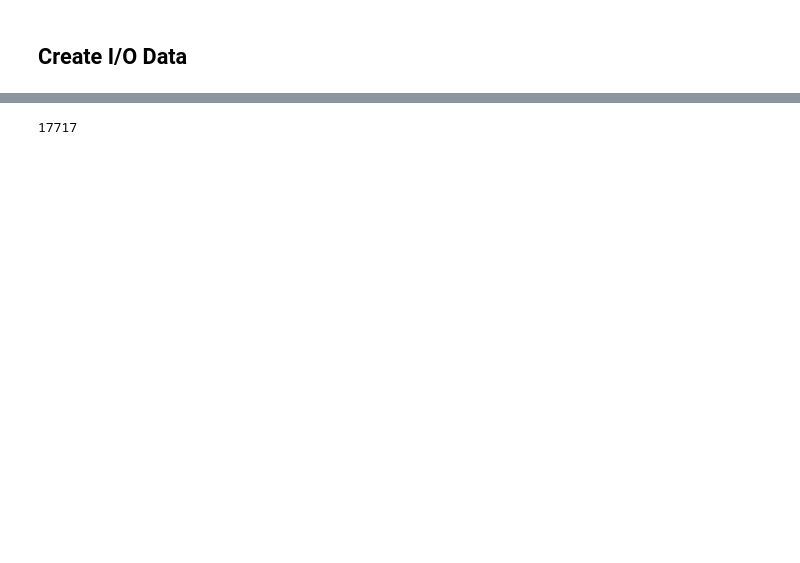
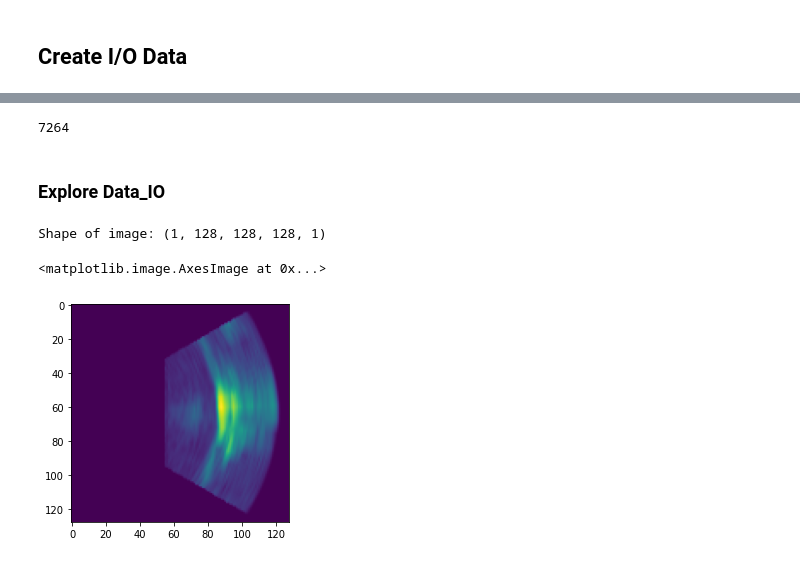
Before and after one commit to ryabovasasha08/US_3D_needle_detection, a Jupyter notebook: miscnn.ipynb, the cells around one changed output, grey strips where cells are left out. Saved outputs shown, nothing was run; the diff lists cells and outputs as text; code cells hidden in the pictures; blank space fills up the shorter version.

Commit message:
Create IO_Dataset for miscnn

```diff
--- a/miscnn.ipynb
+++ b/miscnn.ipynb
@@ -20,9 +22,24 @@ for f in all_files_mhd:
     if (i%20 == 0):
         print("File "+str(i)+"...")
     info = mha_read_header(f)
-    labels = np.concatenate((labels, get_labels(f, info)), axis = 0)
-    all_frames_filenames_array = np.concatenate((all_frames_filenames_array, [f]*info['Dimensions'][3]), axis=0)
-    frame_nums = np.concatenate((frame_nums, np.arange(0, info['Dimensions'][3])), axis=0)
+
+    # only leave frames with z = [5, ..., 8] and only frames 5-40
+    start_frame = 5
+    to_frame = 40
+    step_frame = 5
+
+    filename = f.split("/")[-1].split(".")[0]
+    filename_params = filename.split('_')
+    z = int(filename_params[2])
+    if (z > 8):
+        continue
+
+    new_labels = get_labels(f, info)
+    labels = np.concatenate((labels, new_labels[start_frame:to_frame:step_frame, :]), axis = 0)
+    labels = np.concatenate((labels, new_labels), axis = 0)
+    all_frames_filenames_array = np.concatenate((all_frames_filenames_array, [f]*int((to_frame-start_frame)/step_frame)), axis=0)
+    # all_frames_filenames_array = np.concatenate((all_frames_filenames_array, [f]*info['Dimensions'][3]), axis=0)
+    frame_nums = np.concatenate((frame_nums, np.arange(start_frame, to_frame, step_frame)), axis=0)
     i+=1
 
 all_frames_filenames_array = all_frames_filenames_array[ 1:]
@@ -55,17 +73,18 @@ print(y[0, :])
 # %%
 y.shape[0]
 # %% [output]
-17717
+7264
 # %%
 from miscnn.data_loading.interfaces import Dictionary_interface
 from utils.ImageDataset import getDatapointResized
 from miscnn import Data_IO
 import numpy as np
+import tqdm
 
 # Create 2D testing data set (grayscale image with binary mask)
 dataset3D = dict()
-for i in range(500): # range(0, y.shape[0]):
-    img, mask, us_tip_coords_resized = getDatapointResized(X[i, 0], X[i, 1], y[i], mask_diam=3, resizeTo=128)
+for i in tqdm(range(500)): # range(0, y.shape[0]):
+    img, mask, us_tip_coords_resized = getDatapointResized(X[i, 0], int(float(X[i, 1])), y[i], mask_diam=3, resizeTo=128)
     dataset3D["TEST.sample_" + str(i)] = (img, mask)
 
 # Initialize Dictionary IO Interface
@@ -73,3 +92,25 @@ io_interface3D = Dictionary_interface(dataset3D, channels = 1, classes=2, three_
 
 # Create the Data I/O object
 data_io = Data_IO(io_interface3D, input_path="")
+# %% [markdown]
+### Explore Data_IO
+# %%
+import matplotlib.pyplot as plt
+import numpy as np
+
+# Load the first sample via MIScnn data loader
+sample_list = data_io.get_indiceslist()
+sample_test = data_io.sample_loader(sample_list[0], load_seg=True)
+# %%
+# Get the index of the needle tip and plot in this plane
+nz_indices = np.nonzero(sample_test.seg_data[0, :, :, :, 0])
+z_mean = int(np.mean(nz_indices[2]))
+# %%
+# Visualize the image
+img_data = sample_test.img_data
+print("Shape of image:", img_data.shape)
+plt.imshow(img_data[0, :, :, z_mean, 0])
+# %% [output]
+Shape of image: (1, 128, 128, 128, 1)
+<matplotlib.image.AxesImage at 0x...>
+[figure, added]
```
Also changed, not shown: parts of 8 cells of this notebook.
